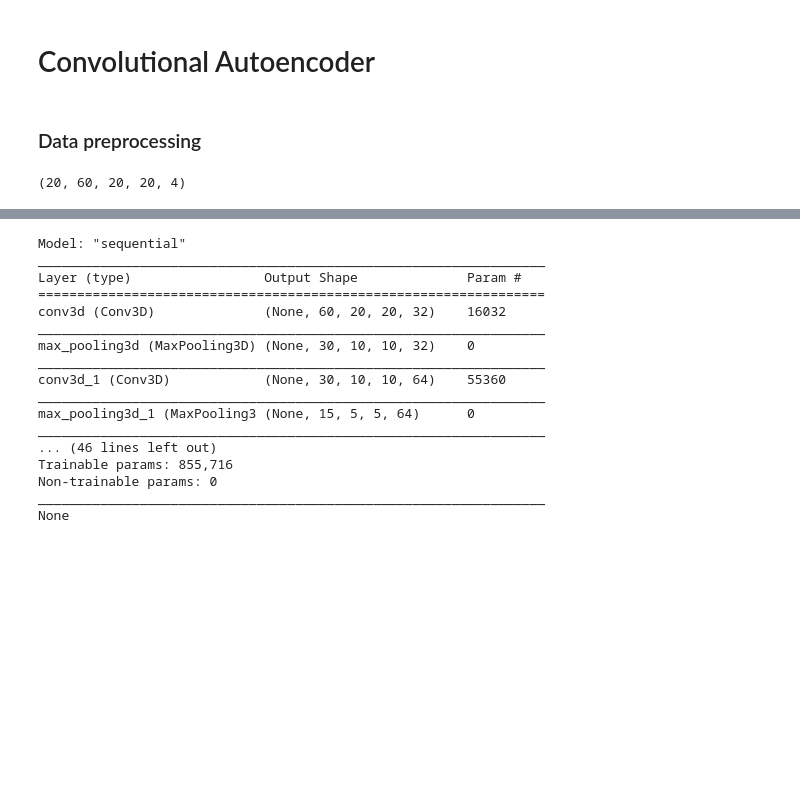
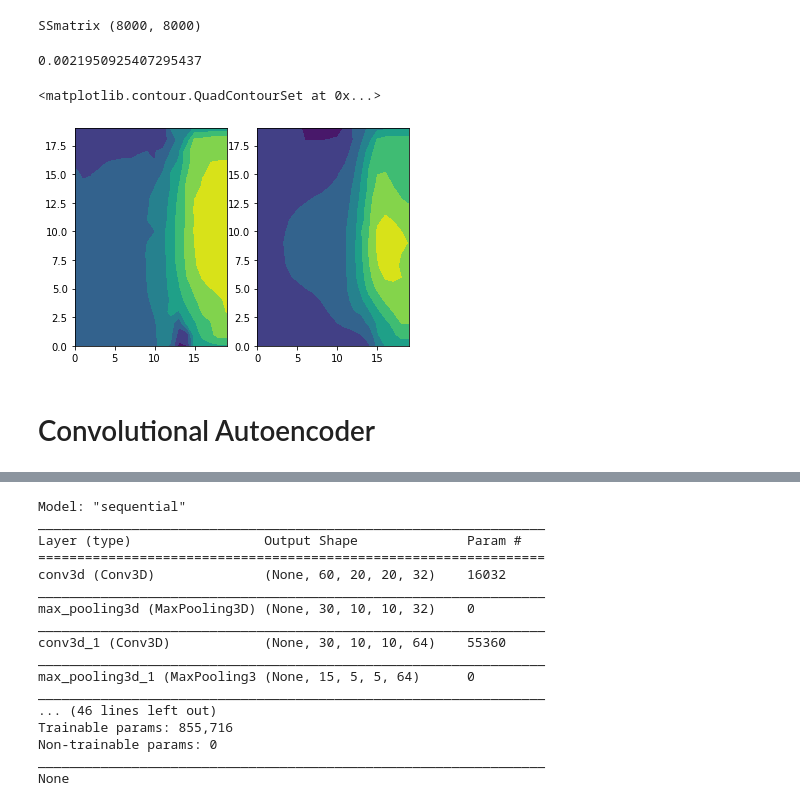
Before and after one commit to acse-zrw20/DD-GAN-AE, a Jupyter notebook: examples/basic_usage_sf.ipynb, the cells around one changed output, grey strips where cells are left out. Drawn from its saved outputs; the diff is of its cells as text; code cells hidden in the pictures; blank space fills up the shorter version.

```diff
--- a/examples/basic_usage_sf.ipynb
+++ b/examples/basic_usage_sf.ipynb
@@ -150,7 +0,0 @@ np.save("R", R)
-# %%
-# Reconstruct the first subgrid
-recon = R @ coeffs[0]
-print(recon, '\n',
-      grids_long[0, :, :])
-
-np.allclose(recon, grids_long[0, :, :], atol=0.2)
@@ -212,0 +27,2 @@ grids_recon.shape
+# %%
+filename = "./../submodules/DD-GAN/data/processed/sf_snapshots_800steps_notrand.npy"
@@ -212,0 +33,15 @@ grids_recon.shape
+# %%
+grids = np.load(filename)
+# %%
+# We do some preprocessing of the dataset
+
+# Set all >0 to 0 and all <1 to 1 for volume fractions field
+grids[:,:,:,:,3][np.where(grids[:,:,:,:,3] < 0)] = 0
+grids[:,:,:,:,3][np.where(grids[:,:,:,:,3] > 1)] = 1
+
+# Rescale all the velocity fields
+scaler = MinMaxScaler()
+# Could also try subtracting the mean but this does not give better results in this case, normalization
+# probably has similar effect
+grids[:,:,:,:,:3] = grids[:,:,:,:,:3] # - np.mean(grids[:,:,:,:,:3]) # Subtracting out the mean
+grids[:,:,:,:,:3] = scaler.fit_transform(grids[:,:,:,:,:3].reshape(-1, 1)).reshape(grids[:,:,:,:,:3].shape)
@@ -212,0 +53,17 @@ grids_recon.shape
+# %%
+# Calculate POD
+coeffs, R, s = calc_pod(grids_long, nPOD=10)
+# %% [output]
+SSmatrix (8000, 8000)
+# %%
+# Calculate MSE
+mean = 0
+recon_grid = np.zeros(grids_long.shape)
+for j in range(10):
+    recon = R @ coeffs[j]
+    for i in range(800):
+        mean += tf.keras.losses.MSE(recon[:, i], grids_long[j, :, i]).numpy()/8000
+    recon_grid[j, :, :] = recon
+print("POD MSE loss of the normalized dataset's reconstruction: ", mean)
+# %% [output]
+0.0021950925407295437
@@ -212,0 +75,10 @@ grids_recon.shape
+# %%
+# Let's plot a reconstruction to see if it visually corresponds to what we expect
+grid = grids[2000, 10, :, :, 0]
+grid_recon = grids_recon[2000, 10, :, :, 0]
+fig, ax = plt.subplots(1,2)
+ax[0].contourf(grid)
+ax[1].contourf(grid_recon)
+# %% [output]
+<matplotlib.contour.QuadContourSet at 0x...>
+[figure, added]
@@ -213,4 +88,2 @@ grids_recon.shape
 # %% [markdown]
 # Convolutional Autoencoder
-# %% [markdown]
-### Data preprocessing
@@ -219,5 +90 @@ grids = np.load("./../submodules/DD-GAN/data/processed/sf_snapshots_2timesteps_n
-# %%
-grids.shape
-# %% [output]
-(20, 60, 20, 20, 4)
 # %%
```
Also changed, not shown: parts of 82 cells of this notebook, 3 other files.
